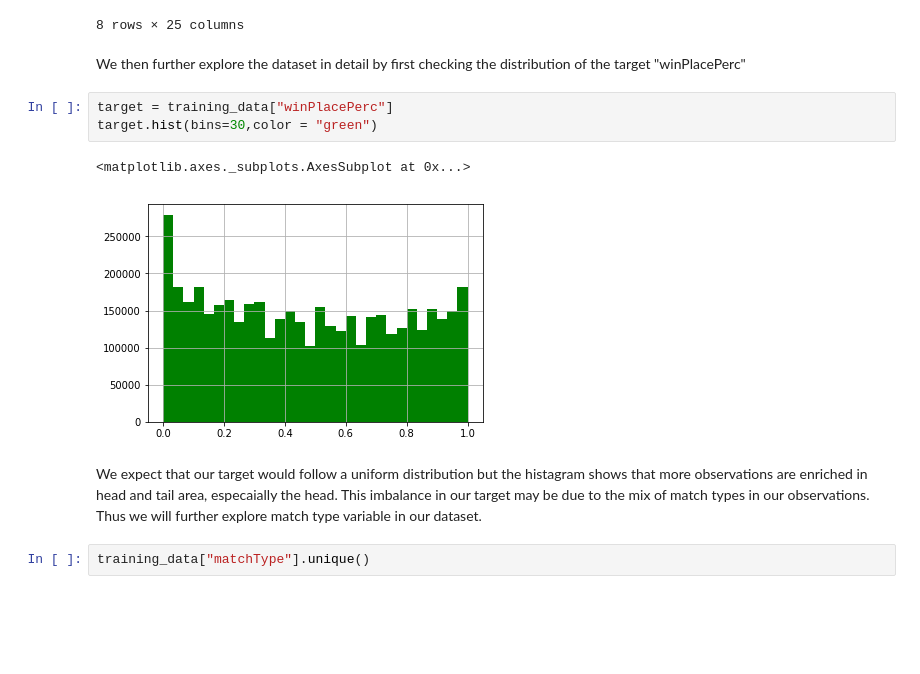
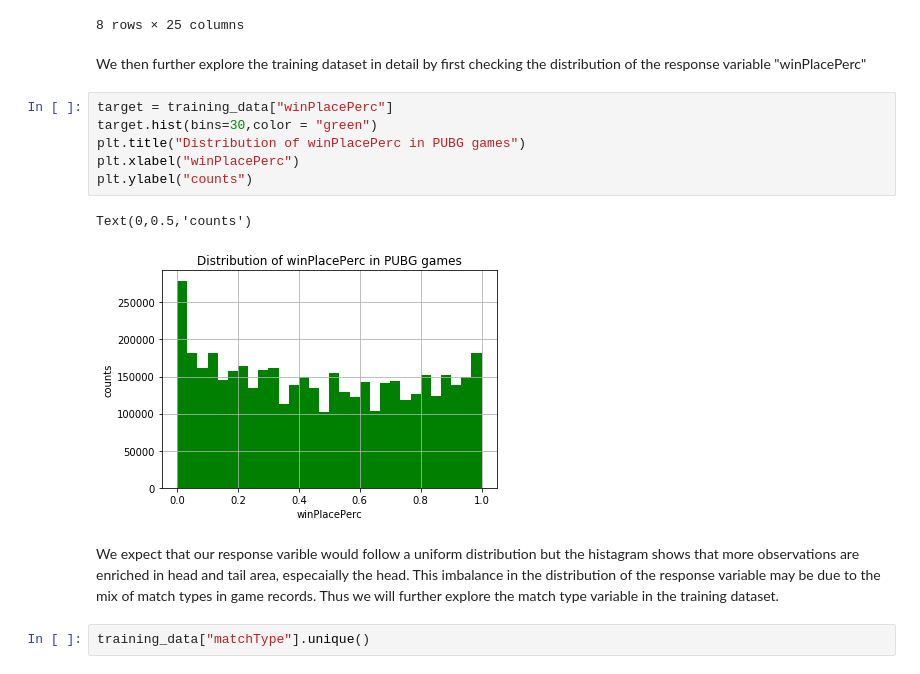
Before and after one commit to bojanin/pubg_cse627, a Jupyter notebook: data_explore.ipynb, the cells around one changed output. Drawn from its saved outputs; the diff is of its cells as text; blank space fills up the shorter version.

```diff
--- a/data_explore.ipynb
+++ b/data_explore.ipynb
@@ -117,15 +125,18 @@ training_data.describe()
 | max | 2.200000e+01 | 3.300000e+01 | 6.616000e+03 | 5.300000e+01 | 6.400000e+01 | 8.000000e+01 | 1.010000e+02 | 2.170000e+03 | 7.200000e+01 | ... |
 8 rows × 25 columns
 # %% [markdown]
-We then further explore the dataset in detail by first checking the distribution of the target "winPlacePerc"
+We then further explore the training dataset in detail by first checking the distribution of the response variable "winPlacePerc"
 # %%
 target = training_data["winPlacePerc"]
 target.hist(bins=30,color = "green")
+plt.title("Distribution of winPlacePerc in PUBG games")
+plt.xlabel("winPlacePerc")
+plt.ylabel("counts")
 # %% [output]
-<matplotlib.axes._subplots.AxesSubplot at 0x...>
+Text(0,0.5,'counts')
-[figure, old version]
+[figure, new version]
 # %% [markdown]
-We expect that our target would follow a uniform distribution but the histagram shows that more observations are enriched in head and tail area, especaially the head. This imbalance in our target may be due to the mix of match types in our observations. Thus we will further explore match type variable in our dataset.
+We expect that our response varible would follow a uniform distribution but the histagram shows that more observations are enriched in head and tail area, especaially the head. This imbalance in the distribution of the response variable may be due to the mix of match types in game records. Thus we will further explore the match type variable in the training dataset.
 # %%
 training_data["matchType"].unique()
 # %% [output]
```
Also changed, not shown: parts of 127 cells of this notebook.
